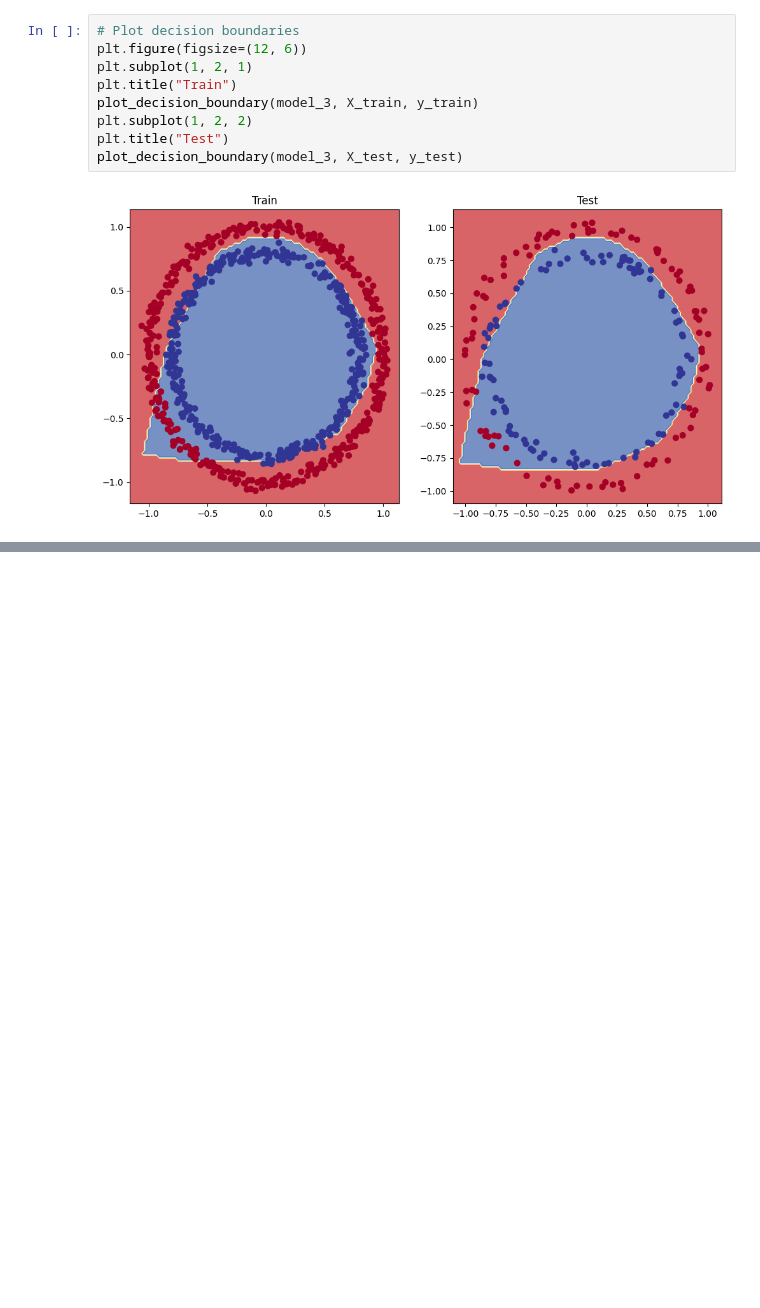
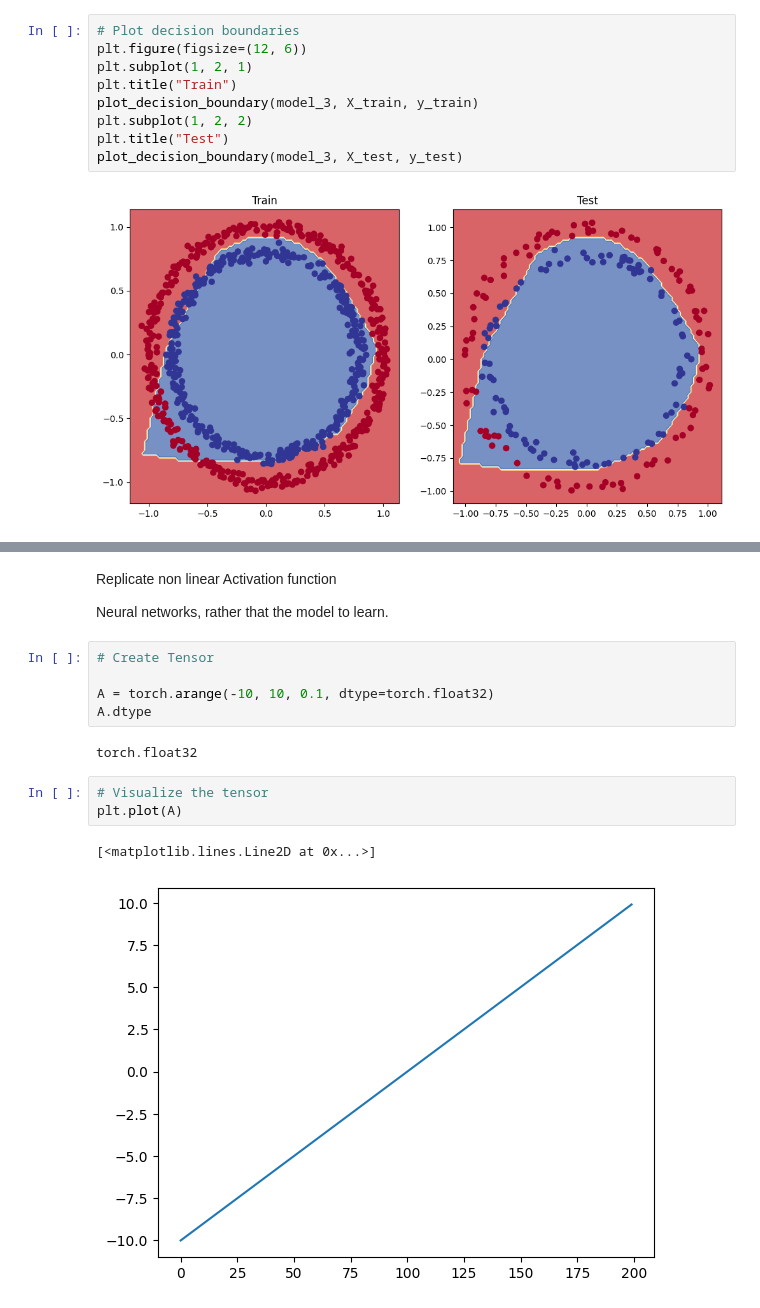
Before and after one commit to EngrIBGIT/Classification_With_PyTorch, a Jupyter notebook: Neural_Network_Classification_With_PyTorch.ipynb, the cells around one changed output, grey strips where cells are left out. Cells and saved outputs as stored; diff of their text form; blank space fills up the shorter version.

```diff
--- a/Neural_Network_Classification_With_PyTorch.ipynb
+++ b/Neural_Network_Classification_With_PyTorch.ipynb
@@ -1051,0 +1060,17 @@ plot_decision_boundary(model_3, X_test, y_test)
+# %% [markdown]
+Replicate non linear Activation function
+
+Neural networks, rather that the model to learn.
+# %%
+# Create Tensor
+
+A = torch.arange(-10, 10, 0.1, dtype=torch.float32)
+A.dtype
+# %% [output]
+torch.float32
+# %%
+# Visualize the tensor
+plt.plot(A)
+# %% [output]
+[<matplotlib.lines.Line2D at 0x...>]
+[figure, added]
```
Also changed, not shown: parts of 17 cells of this notebook.
